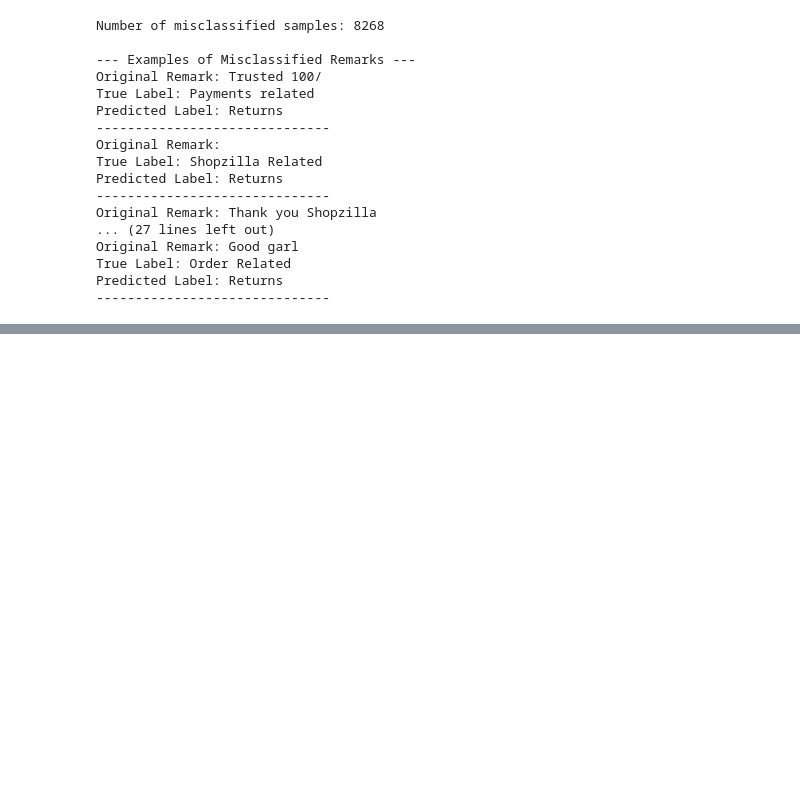
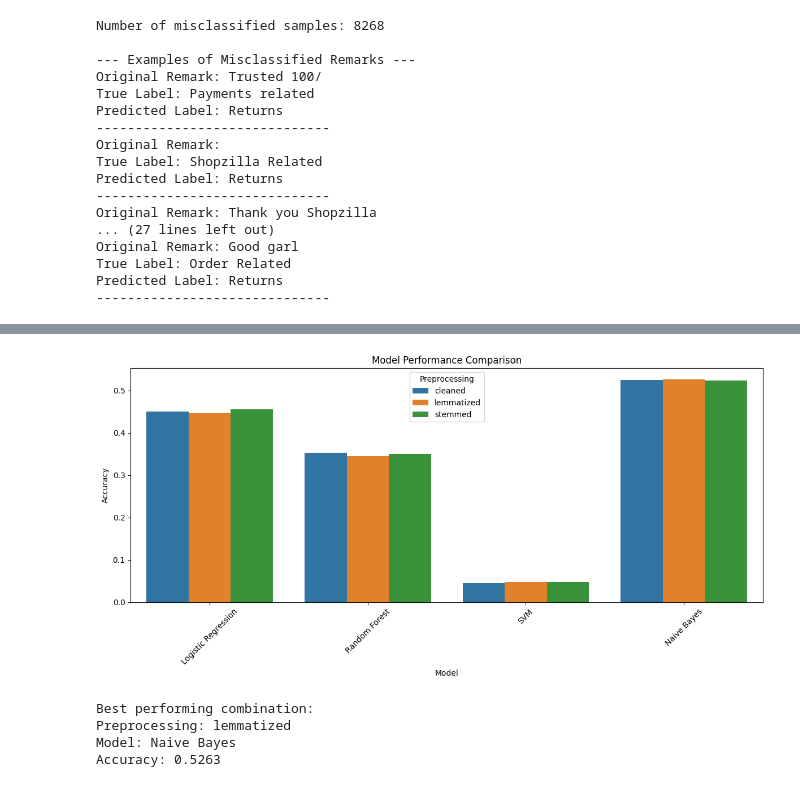
Before and after one commit to Z-ingdotnet/NLP_Tripadvisor_Python, a Jupyter notebook: Intent_detection.ipynb, the cells around one changed output, grey strips where cells are left out. Drawn from its saved outputs; the diff is of its cells as text; code cells hidden in the pictures; blank space fills up the shorter version.

```diff
--- a/Intent_detection.ipynb
+++ b/Intent_detection.ipynb
@@ -445,0 +864,33 @@ Predicted Label: Returns
+# %%
+# Compare results across preprocessing methods and models
+comparison_data = []
+
+for method_name, method_results in results.items():
+    for model_name, model_data in method_results.items():
+        comparison_data.append({
+            'Preprocessing': method_name,
+            'Model': model_name,
+            'Accuracy': model_data['accuracy']
+        })
+
+comparison_df = pd.DataFrame(comparison_data)
+
+plt.figure(figsize=(12, 6))
+sns.barplot(data=comparison_df, x='Model', y='Accuracy', hue='Preprocessing')
+plt.title('Model Performance Comparison')
+plt.xticks(rotation=45)
+plt.tight_layout()
+plt.show()
+
+
+best_result = comparison_df.loc[comparison_df['Accuracy'].idxmax()]
+print(f'Best performing combination:')
+print(f'Preprocessing: {best_result["Preprocessing"]}')
+print(f'Model: {best_result["Model"]}')
+print(f'Accuracy: {best_result["Accuracy"]:.4f}')
+# %% [output]
+[figure, added]
+Best performing combination:
+Preprocessing: lemmatized
+Model: Naive Bayes
+Accuracy: 0.5263
```
Also changed, not shown: parts of 7 cells of this notebook.
